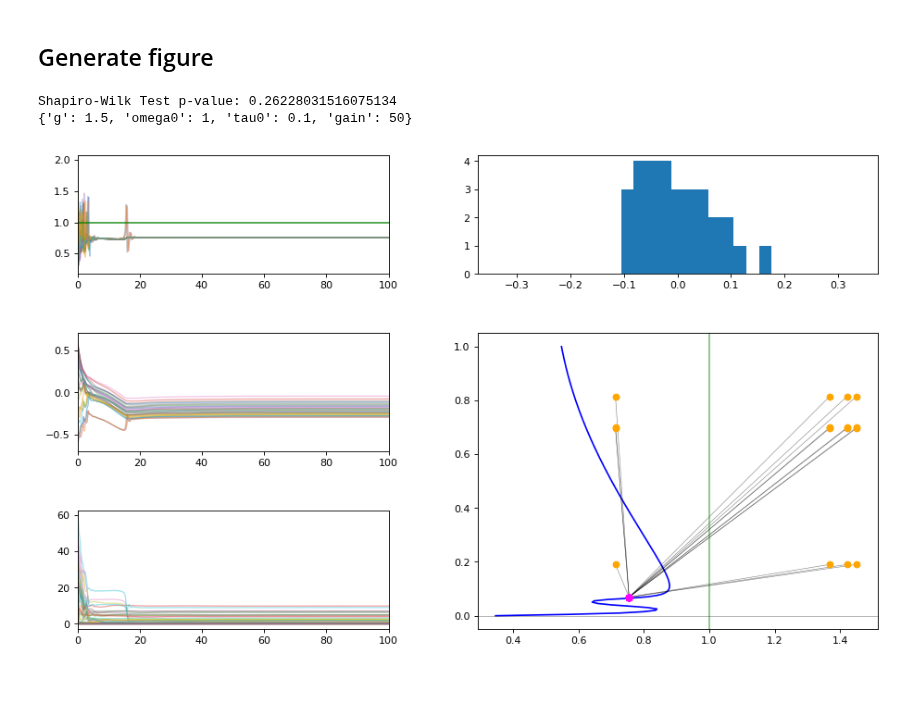
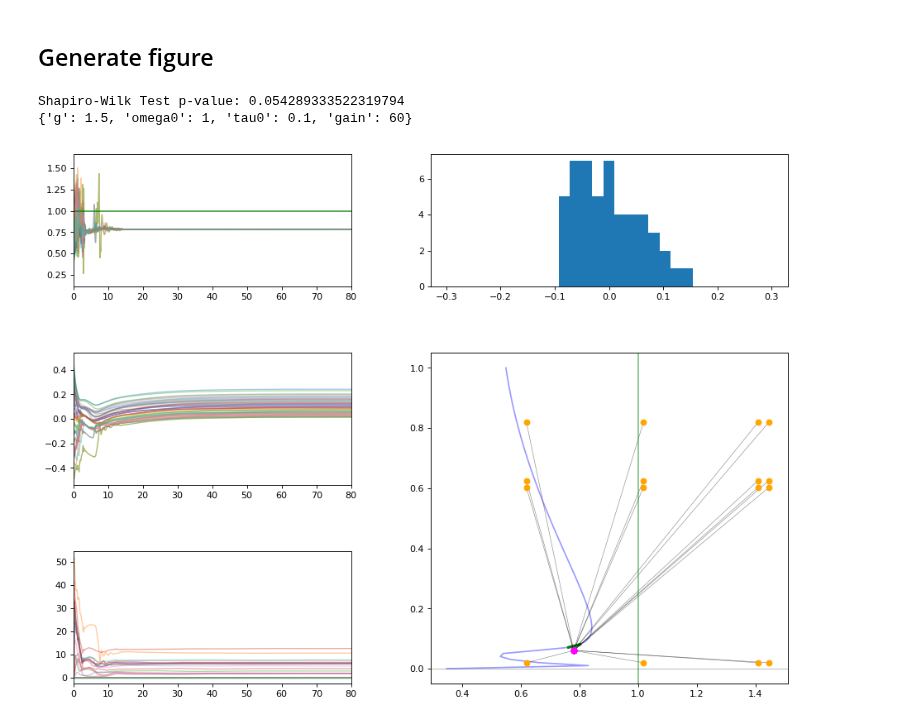
Before and after one commit to parkseo7/KuramotoPlasticDelay, a Jupyter notebook: figND_numerics.ipynb, the cells around one changed output. Cells and saved outputs as stored; diff of their text form; code cells hidden in the pictures; blank space fills up the shorter version.

```diff
--- a/figND_numerics.ipynb
+++ b/figND_numerics.ipynb
@@ -267,3 +271,42 @@ Omega_roots = Omega_roots[1:]
+# %%
+# Numerical options
+steps = 1000
+L = 2*pi
+deg = 3
+R = 10
+
+# Error function
+err_fun = lambda z: eigenlib.eig_infty_scale(z, Omega, delta2, param, deg=deg, R=R, L=L, steps=steps) - z
+eig_terms = lambda u,v2: eigenlib.eig_infty_terms(deg, u, v2, param, R=1, L=pi, steps=steps)
+
+delta_arr0 = delta_arr[1:]
+Omega_roots0 = Omega_roots[1:]
+
+real_max = np.zeros(delta_arr0.size)
+inds_stable = []
+
+for k in range(delta_arr0.size):
+    delta2 = delta_arr0[k]**2
+    Omega = Omega_roots0[k]
+
+    new_eigterms = eig_terms(Omega, delta2)
+    coeffs = new_eigterms[0]
+    coeffs[1] += -1
+    coeffs[0] += -new_eigterms[2]
+
+    # Filter out any roots close to 0
+    eig_roots = np.roots(np.flip(coeffs,0))
+    eig_roots = eig_roots[np.abs(eig_roots) > 1e-14]
+
+    max_real = np.max(np.real(eig_roots))
+    real_max[k] = np.min((max_real,1))
+
+    if real_max[k] <= 0:
+        inds_stable.append(k)
+
+inds_stable = np.array(inds_stable)
+delta_stable = delta_arr0[inds_stable]
+Omega_stable = Omega_roots0[inds_stable]
 # %% [markdown]
 # Plot
 # %% [markdown]
@@ -302,7 +345,7 @@ bins_dist = np.linspace(-L_dist, L_dist, num=30)
 # %% [markdown]
 ## Generate figure
 # %%
-fig, ax = plt.subplots(5, figsize=(12,8), dpi=80)
+fig, ax = plt.subplots(5, figsize=(12,10), dpi=80)
 
 # Set positions
 ax[0].set_position(bbox0)
@@ -312,37 +355,39 @@ ax[3].set_position(bbox3)
 ax[4].set_position(bbox4)
 
 # Trial 1:
 ax[0].plot(trial1['t'], trial1['yp'], **line_opts)
 ax[1].plot(trial1['t'], np.sin(trial1['phases']), **line_opts)
 ax[2].plot(trial1['t'], trial1['tau'][:,inds], **line_opts)
 
 ax[0].axhline(y=dict_ex['w0'], color='green', alpha=0.8, linewidth=1.5)
 
 for k in range(init_freqs.size):
     p1 = np.array([init_freqs[k], asy_freqs[k]])
     p2 = np.array([init_stds[k], asy_stds[k]])
     ax[3].plot(p1, p2, **dotopts, zorder=-2)
 
-ax[3].plot(Omega_roots, delta_arr, color='blue', zorder=-3)
+ax[3].plot(Omega_roots, delta_arr, color='blue', alpha=0.4, zorder=-4)
+ax[3].plot(Omega_stable, delta_stable, color='green', linewidth=3.0, zorder=-3)
 ax[3].scatter(init_freqs, init_stds, color='orange', zorder=-1)
 ax[3].scatter(asy_freqs, asy_stds, color='magenta', zorder=1)
 
 ax[3].axvline(x=dict_ex['w0'], color='green', alpha=0.5, zorder=-2)
 ax[3].axhline(y=0, color='black', alpha=0.5, linewidth=0.5, zorder=-2)
+
 
 ax[4].hist(cen_phases, bins=bins_dist)
 
 # Adjustments to axes
 ax[0].set_xlim(left=np.min(trial1['t']), right=tf)
 ax[1].set_xlim(left=np.min(trial1['t']), right=tf)
 ax[2].set_xlim(left=np.min(trial1['t']), right=tf)
 
 print("Shapiro-Wilk Test p-value: " + str(stats.shapiro(cen_phases)[1])) # High p-value implies normal distribution
 print(param)
 # %% [output]
-Shapiro-Wilk Test p-value: 0.26228031516075134
-{'g': 1.5, 'omega0': 1, 'tau0': 0.1, 'gain': 50}
+Shapiro-Wilk Test p-value: 0.054289333522319794
+{'g': 1.5, 'omega0': 1, 'tau0': 0.1, 'gain': 60}
-[figure, old version]
+[figure, new version]
 # %%
 print(trial1['color'] + ' freq: ' + str(trial1['asy_Omega']) + ', initial phase std: ' + str(trial1['std']))
 # %% [output]
```
Also changed, not shown: parts of 8 cells of this notebook, 4 other files.
